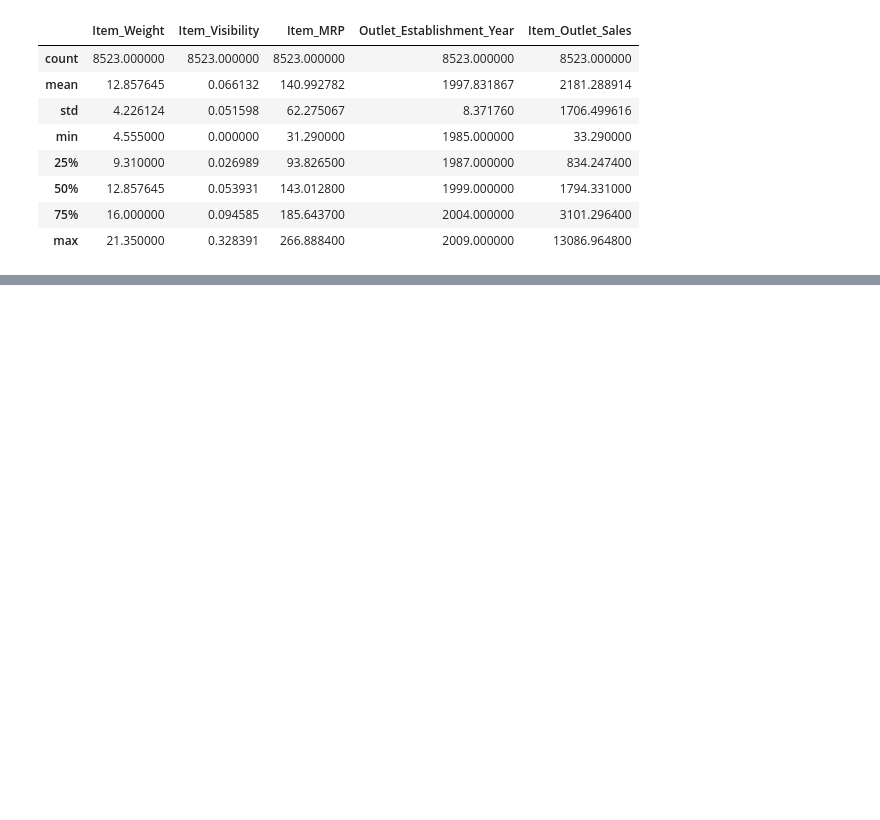
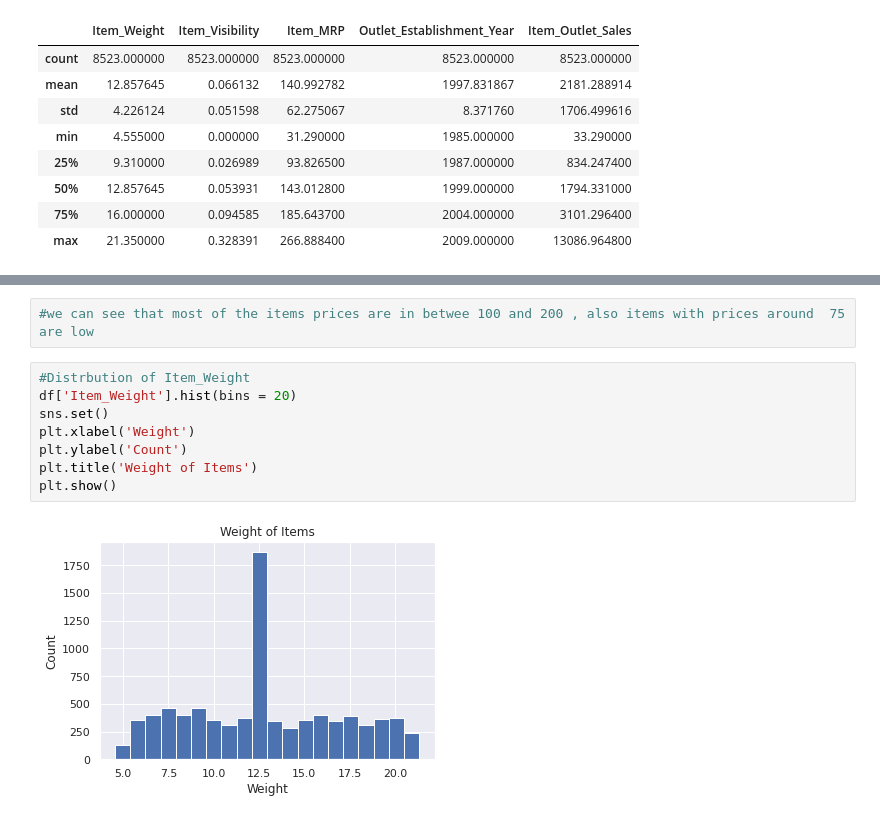
Before and after one commit to JobinJose9660/sales-predictions, a Jupyter notebook: Sales_Prediction.ipynb, the cells around one changed output, grey strips where cells are left out. Drawn from its saved outputs; the diff is of its cells as text; blank space fills up the shorter version.

```diff
--- a/Sales_Prediction.ipynb
+++ b/Sales_Prediction.ipynb
@@ -209,0 +225,12 @@ df.describe()
+# %%
+#we can see that most of the items prices are in betwee 100 and 200 , also items with prices around  75 are low
+# %%
+#Distrbution of Item_Weight
+df['Item_Weight'].hist(bins = 20)
+sns.set()
+plt.xlabel('Weight')
+plt.ylabel('Count')
+plt.title('Weight of Items')
+plt.show()
+# %% [output]
+[figure, added]
```
Also changed, not shown: parts of 19 cells of this notebook.
